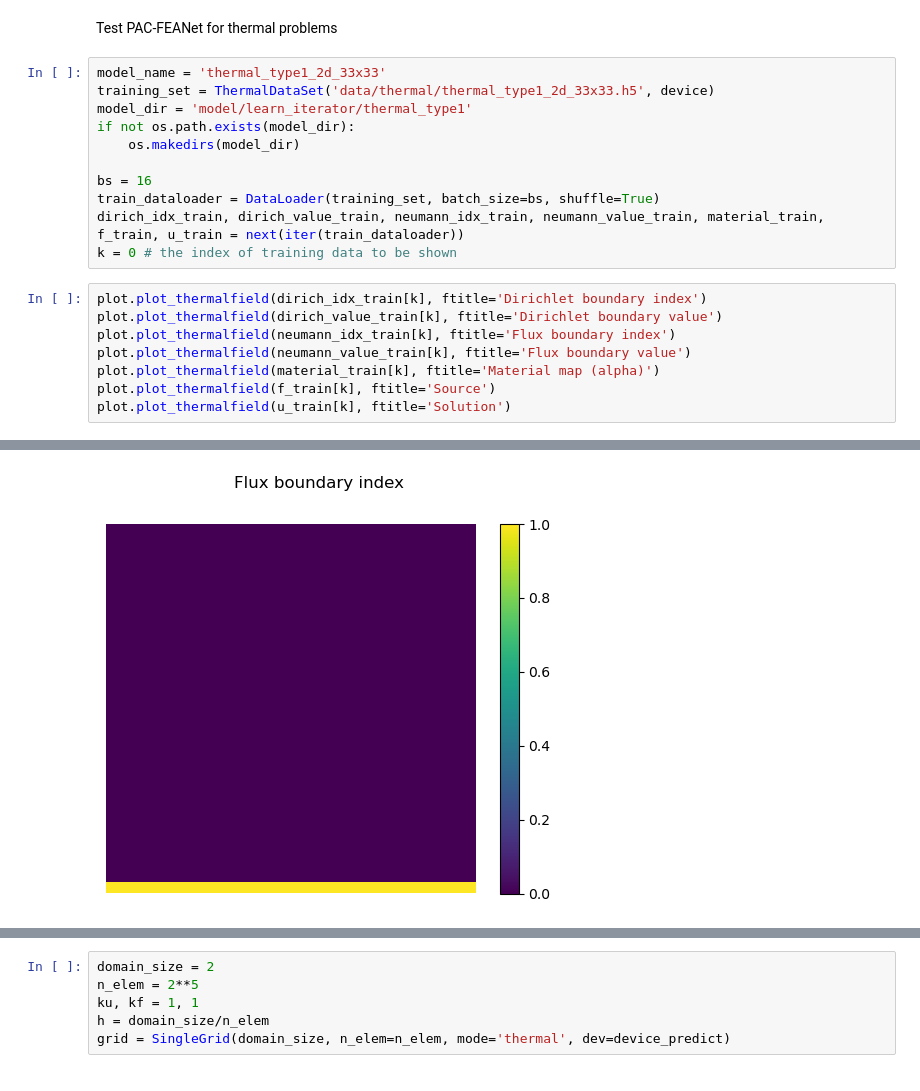
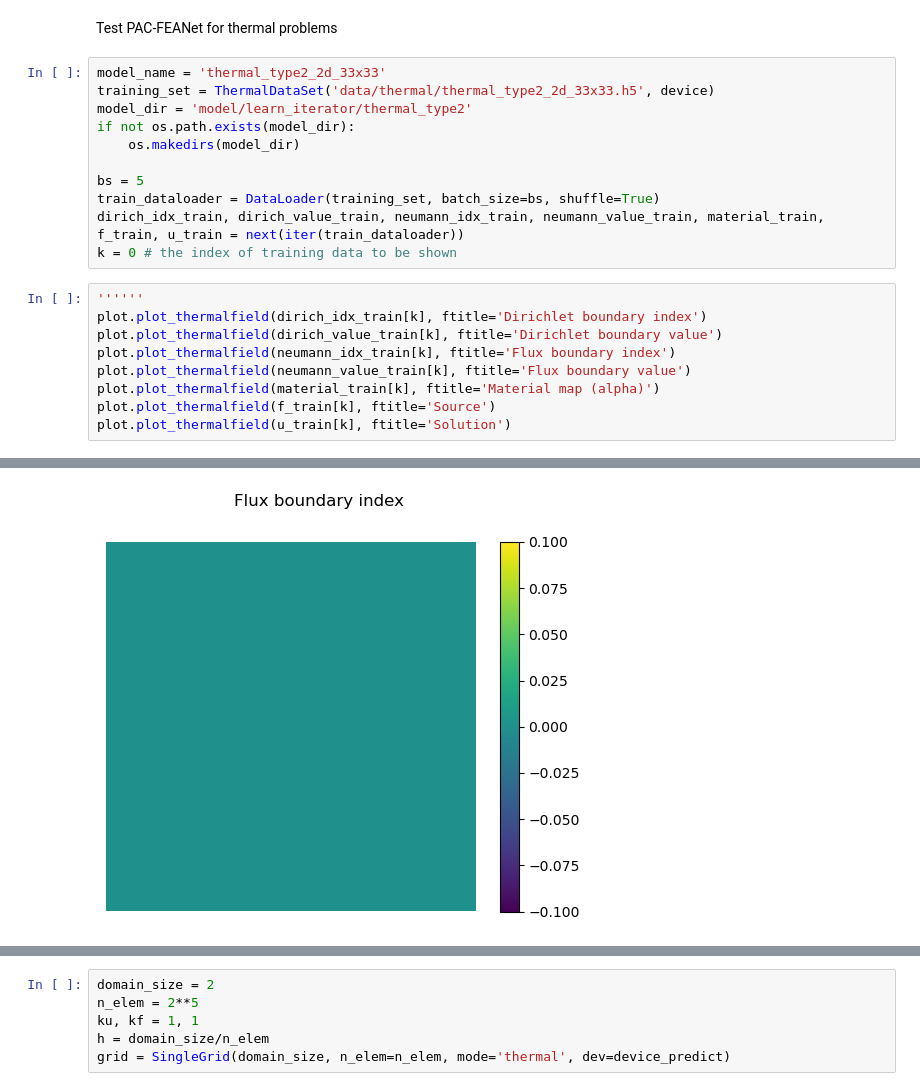
Before and after one commit to ymlasu/MFEA-Net, a Jupyter notebook: PAC-FEANet_learnable_thermal_iterator.ipynb, the cells around one changed output, grey strips where cells are left out. Drawn from its saved outputs; the diff is of its cells as text.

```diff
--- a/PAC-FEANet_learnable_thermal_iterator.ipynb
+++ b/PAC-FEANet_learnable_thermal_iterator.ipynb
@@ -48,17 +49,18 @@ class SingleGrid():
 # %% [markdown]
 Test PAC-FEANet for thermal problems
 # %%
-model_name = 'thermal_type1_2d_33x33'
-training_set = ThermalDataSet('data/thermal/thermal_type1_2d_33x33.h5', device)
-model_dir = 'model/learn_iterator/thermal_type1'
+model_name = 'thermal_type2_2d_33x33'
+training_set = ThermalDataSet('data/thermal/thermal_type2_2d_33x33.h5', device)
+model_dir = 'model/learn_iterator/thermal_type2'
 if not os.path.exists(model_dir):
     os.makedirs(model_dir)
 
-bs = 16
+bs = 5
 train_dataloader = DataLoader(training_set, batch_size=bs, shuffle=True)
 dirich_idx_train, dirich_value_train, neumann_idx_train, neumann_value_train, material_train, f_train, u_train = next(iter(train_dataloader))
 k = 0 # the index of training data to be shown
 # %%
+''''''
 plot.plot_thermalfield(dirich_idx_train[k], ftitle='Dirichlet boundary index')
 plot.plot_thermalfield(dirich_value_train[k], ftitle='Dirichlet boundary value')
 plot.plot_thermalfield(neumann_idx_train[k], ftitle='Flux boundary index')
@@ -72 +74 @@ plot.plot_thermalfield(u_train[k], ftitle='Solution')
-[figure, old version]
+[figure, new version]
```
Also changed, not shown: parts of 22 cells of this notebook, 17 other files.
